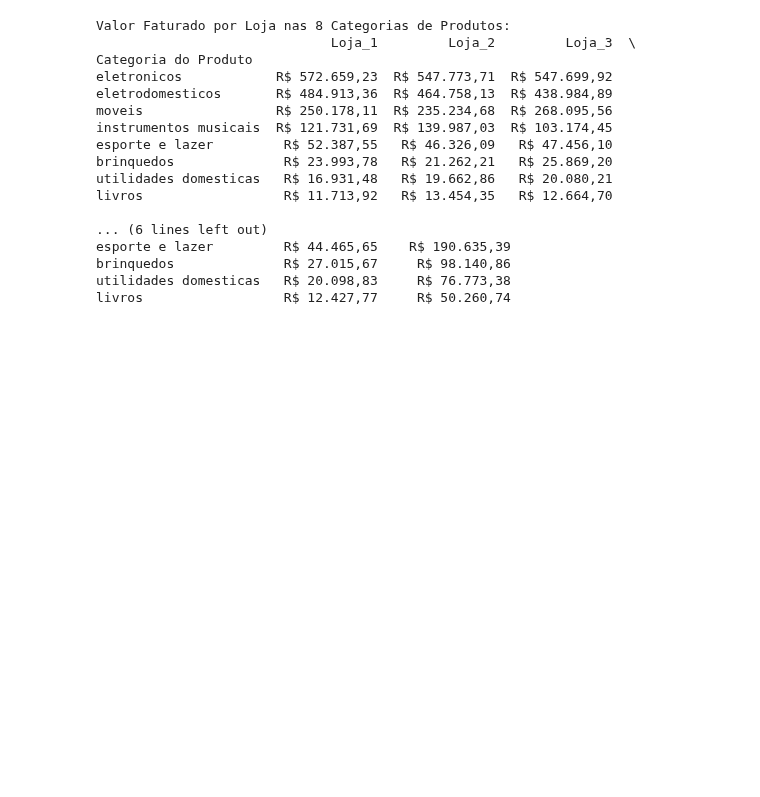
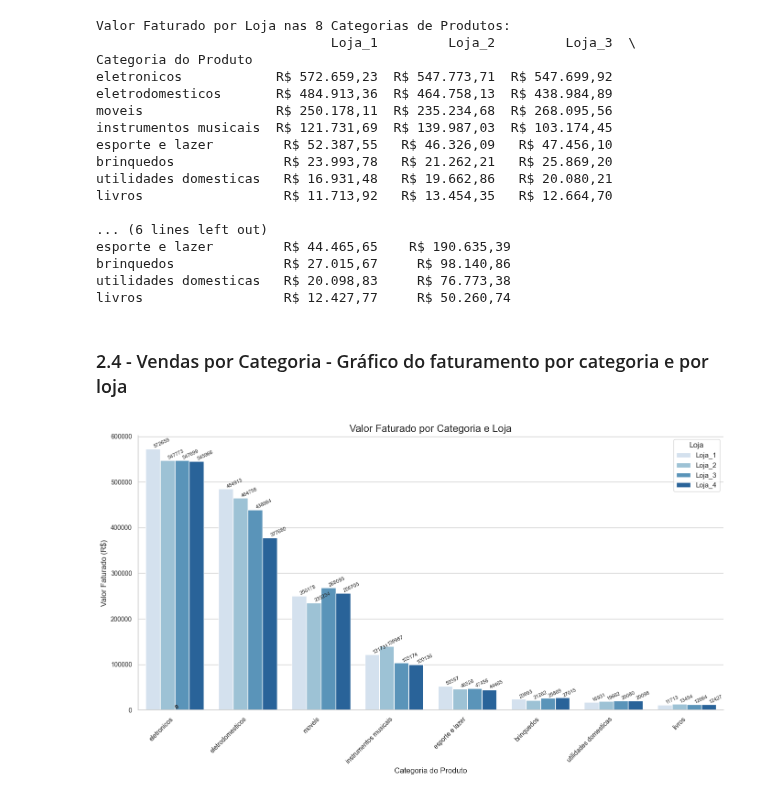
Before and after one commit to JCrpa/curso3_python_data_science_challenge_alura-store_github, a Jupyter notebook: AluraStoreBr.ipynb, the cells around one changed output. Cells and saved outputs as stored; diff of their text form; code cells hidden in the pictures; blank space fills up the shorter version.

Commit message:
implementar o grafico do faturamento por categoria e por loja

```diff
--- a/AluraStoreBr.ipynb
+++ b/AluraStoreBr.ipynb
@@ -325,3 +325,80 @@ esporte e lazer         R$ 44.465,65    R$ 190.635,39
 brinquedos              R$ 27.015,67     R$ 98.140,86
 utilidades domesticas   R$ 20.098,83     R$ 76.773,38
 livros                  R$ 12.427,77     R$ 50.260,74
+# %% [markdown]
+### 2.4 - Vendas por Categoria - Gráfico do faturamento por categoria e por loja
+# %%
+import numpy as np
+import pandas as pd
+import matplotlib.pyplot as plt
+import seaborn as sns
+import os
+
+# Define o caminho base para os arquivos
+caminho_base = "./base-de-dados-challenge-1/"
+arquivos_lojas = ['loja_1.csv', 'loja_2.csv', 'loja_3.csv', 'loja_4.csv']
+
+# Lista para armazenar os DataFrames de cada loja
+lista_tabelas = []
+
+# Loop para ler cada arquivo e adicionar a tabela à lista
+for arquivo in arquivos_lojas:
+    caminho_completo = os.path.join(caminho_base, arquivo)
+    df_loja = pd.read_csv(caminho_completo)
+    nome_loja = arquivo.split('.')[0].capitalize()
+    df_loja['Loja'] = nome_loja
+    lista_tabelas.append(df_loja)
+
+# Concatena todas as tabelas em uma única tabela chamada 'lojas'
+lojas = pd.concat(lista_tabelas, ignore_index=True)
+
+# Calcular o valor de vendas por categoria e por loja
+vendas_por_categoria_loja = lojas.groupby(by=['Categoria do Produto', 'Loja'])['Preço'].sum().unstack(fill_value=0)
+vendas_por_categoria_loja.index.name = 'Categoria do Produto'
+
+# Identificar as 8 categorias mais vendidas
+venda_por_categoria = lojas.groupby('Categoria do Produto')['Preço'].sum().reset_index()
+venda_por_categoria.columns = ['Categoria do Produto', 'Valor Faturado']
+top_8_categorias = venda_por_categoria.sort_values(by='Valor Faturado', ascending=False).head(8)
+
+# Filtrar o DataFrame de vendas por loja para incluir as 8 categorias mais vendidas
+top_8_vendas_por_loja = pd.merge(top_8_categorias['Categoria do Produto'], vendas_por_categoria_loja, on='Categoria do Produto', how='left').set_index('Categoria do Produto')
+
+# Preparar os dados para o gráfico de barras com Seaborn
+df_seaborn = top_8_vendas_por_loja.reset_index()
+df_melted = pd.melt(df_seaborn,
+                    id_vars='Categoria do Produto',
+                    value_vars=df_seaborn.columns[1:],
+                    var_name='Loja',
+                    value_name='Valor Faturado')
+
+# Adicionar o estilo do gráfico
+sns.set_theme(style="whitegrid")
+
+# Definir o tamanho da figura
+plt.figure(figsize=(14, 8))
+
+# Criar o gráfico de barras agrupadas
+ax = sns.barplot(x='Categoria do Produto', y='Valor Faturado', hue='Loja', data=df_melted, palette="Blues")  # Usando uma paleta de cores
+
+# Adicionar o valor faturado no topo de cada barra
+for p in ax.patches:
+    altura = p.get_height()
+    x_pos = p.get_x() + p.get_width() / 2.
+    y_pos = altura + 0.5  # Adiciona um pequeno espaço acima da barra
+    ax.text(x_pos, y_pos, f'{int(altura)}', ha='left', va='bottom', fontsize=8, rotation=25) # Adicionando rotation=25
+
+# Adicionando título e rótulos
+plt.xlabel('Categoria do Produto', fontsize=12)
+plt.ylabel('Valor Faturado (R$)', fontsize=12)
+plt.title('Valor Faturado por Categoria e Loja', fontsize=16)
+plt.xticks(rotation=45, ha='right', fontsize=10)
+plt.yticks(fontsize=10)
+
+# Remover as spines superior e direita
+sns.despine()
+
+plt.tight_layout()
+plt.show()
+# %% [output]
+[figure, added]
```
